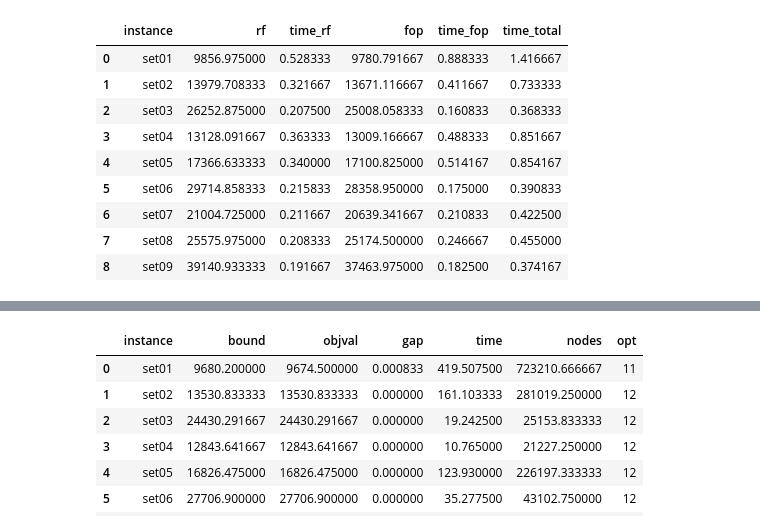
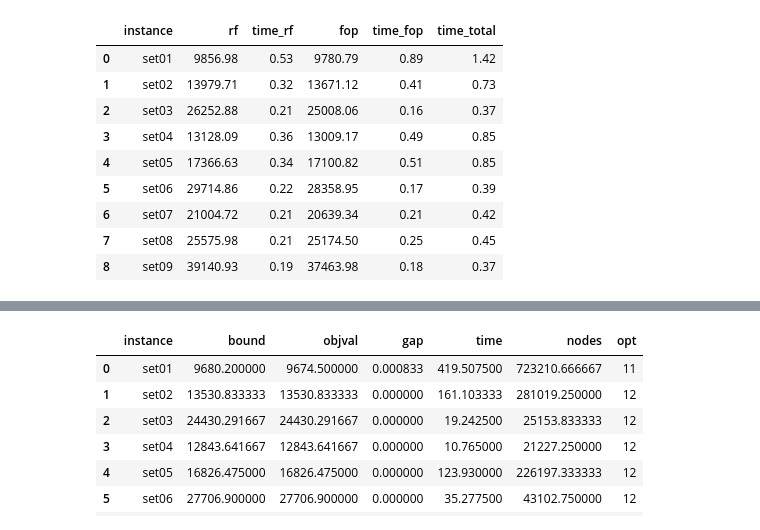
Before and after one commit to jesusossian/mmq_msc_andressa, a Jupyter notebook: src/lsr_std/lsr_std_feasible.ipynb, the cells around one changed output, grey strips where cells are left out. Saved outputs shown, nothing was run; the diff lists cells and outputs as text; code cells hidden in the pictures.

```diff
--- a/src/lsr_std/lsr_std_feasible.ipynb
+++ b/src/lsr_std/lsr_std_feasible.ipynb
@@ -56,12 +178,12 @@ table_feasible_limited_max
 # %%
-url_file=f"result/lsr_std_mip_feasible_tlimited_mean.txt"
+url_file=f"result/lsr_std_mip_feasible_tmean.txt"
 
 df = pd.read_csv(url_file,header=None, sep=';')
 
 table = pd.DataFrame()
 table = pd.concat([table, df], ignore_index=True)
-table.columns = ['instance','objval','bound','gap','time','nodes','opt']
+table.columns = ['instance','objval2','bound2','gap2','time2','nodes2','opt2']
 
-table_feasible_limited_mean = table
-table_feasible_limited_mean
+table_feasible_tmean = table
+table_feasible_tmean
 # %% [output]
@@ -216,11 +336,11 @@ def tabela_math(url_file):
 
         tab = pd.DataFrame({
             'instance':f'{set_}',
-            'rf':tab['rf'].mean(),
-            'time_rf':tab['time_rf'].mean(),
-            'fop':tab['fop'].mean(),
-            'time_fop':tab['time_fop'].mean(),
-            'time_total':tab['time_total'].mean()
+            'rf':tab['rf'].mean().round(2),
+            'time_rf':tab['time_rf'].mean().round(2),
+            'fop':tab['fop'].mean().round(2),
+            'time_fop':tab['time_fop'].mean().round(2),
+            'time_total':tab['time_total'].mean().round(2)
             },index=[f'std']
         )
 
@@ -275,17 +508,17 @@ table_feasible_tlimited
 # %%
 file=f"result/lsr_std_math.txt"
 
-table_result_math, table_math = tabela_math(file)
+table_math_set, table_math_set_ = tabela_math(file)
 # %%
-table_result_math
+table_math_set
 # %% [output]
 |  | instance | rf | time_rf | fop | time_fop | time_total |
-| 0 | set01 | 9856.975000 | 0.528333 | 9780.791667 | 0.888333 | 1.416667 |
-| 1 | set02 | 13979.708333 | 0.321667 | 13671.116667 | 0.411667 | 0.733333 |
-| 2 | set03 | 26252.875000 | 0.207500 | 25008.058333 | 0.160833 | 0.368333 |
-| 3 | set04 | 13128.091667 | 0.363333 | 13009.166667 | 0.488333 | 0.851667 |
-| 4 | set05 | 17366.633333 | 0.340000 | 17100.825000 | 0.514167 | 0.854167 |
-| 5 | set06 | 29714.858333 | 0.215833 | 28358.950000 | 0.175000 | 0.390833 |
-| 6 | set07 | 21004.725000 | 0.211667 | 20639.341667 | 0.210833 | 0.422500 |
-| 7 | set08 | 25575.975000 | 0.208333 | 25174.500000 | 0.246667 | 0.455000 |
-| 8 | set09 | 39140.933333 | 0.191667 | 37463.975000 | 0.182500 | 0.374167 |
+| 0 | set01 | 9856.98 | 0.53 | 9780.79 | 0.89 | 1.42 |
+| 1 | set02 | 13979.71 | 0.32 | 13671.12 | 0.41 | 0.73 |
+| 2 | set03 | 26252.88 | 0.21 | 25008.06 | 0.16 | 0.37 |
+| 3 | set04 | 13128.09 | 0.36 | 13009.17 | 0.49 | 0.85 |
+| 4 | set05 | 17366.63 | 0.34 | 17100.82 | 0.51 | 0.85 |
+| 5 | set06 | 29714.86 | 0.22 | 28358.95 | 0.17 | 0.39 |
+| 6 | set07 | 21004.72 | 0.21 | 20639.34 | 0.21 | 0.42 |
+| 7 | set08 | 25575.98 | 0.21 | 25174.50 | 0.25 | 0.45 |
+| 8 | set09 | 39140.93 | 0.19 | 37463.98 | 0.18 | 0.37 |
```
Also changed, not shown: parts of 27 cells of this notebook, 4 other files.
